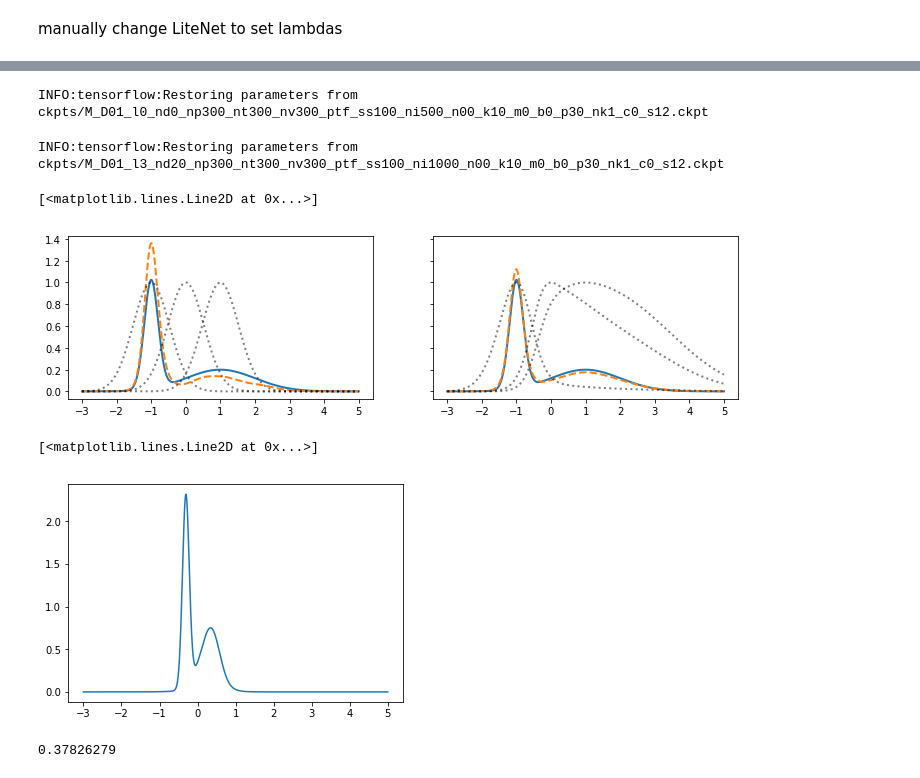
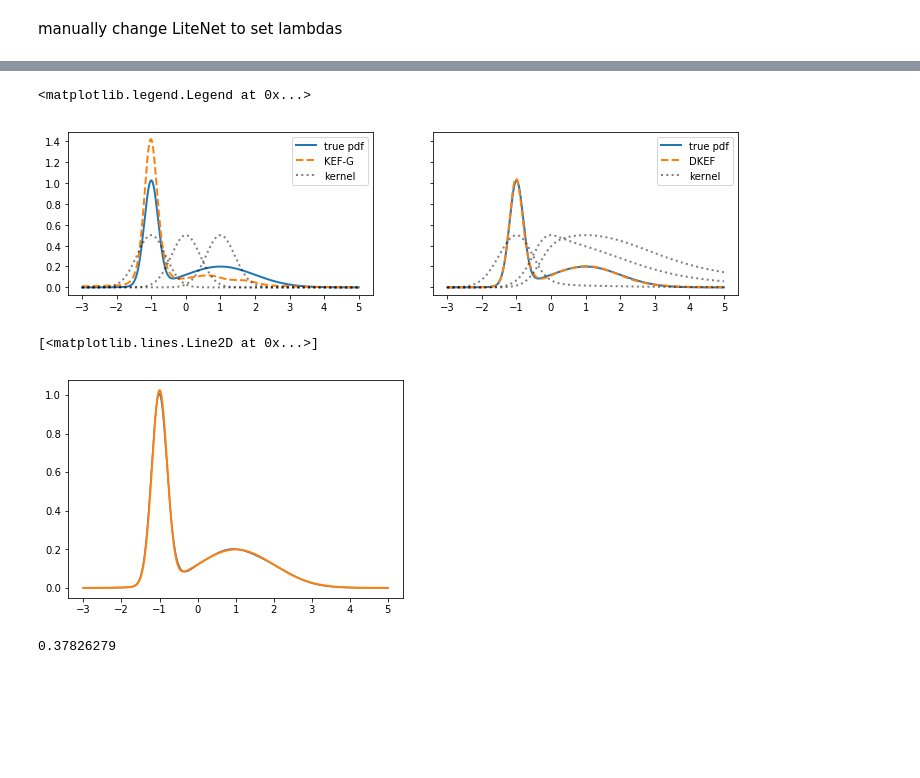
Before and after one commit to kevin-w-li/deep-kexpfam, a Jupyter notebook: MoG.ipynb, the cells around one changed output, grey strips where cells are left out. Saved outputs shown, nothing was run; the diff lists cells and outputs as text; code cells hidden in the pictures; blank space fills up the shorter version.

```diff
--- a/MoG.ipynb
+++ b/MoG.ipynb
@@ -25,11 +25,11 @@ s2 = 1.0
 seed=12
 np.random.seed(seed)
 
-N = 100000
+N = 10000
 alpha = 0.5
 D = 1
 d1 = np.random.randn(int(N*alpha), D)*s1 + m1
 d2 = np.random.randn(int(N*(1-alpha)), D)*s2 + m2
 true_pdf = lambda x: alpha * norm.pdf(x,loc=m1, scale=s1) + (1-alpha)*norm.pdf(x, loc=m2, scale=s2)
 
-p = ArrayDataset(np.concatenate([d1,d2],0), "MOG", ntest=300, whiten=False, itanh=False)
+p = ArrayDataset(np.concatenate([d1,d2],0), "MOG", ntest=100, whiten=False, itanh=False)
@@ -97,14 +106,3 @@ fig.tight_layout()
-# %%
-# final fit of alphas. Better do it on cpu so have to redefine the model (set True) and tell it gpu_count = 0
-gaussian_lite.set_test(True, 0)
-gaussian_lite.fit_alpha(5000)
-# %% [output]
-INFO:tensorflow:Restoring parameters from ckpts/M_D01_l0_nd0_np300_nt300_nv300_ptf_ss100_ni500_n00_k10_m0_b0_p30_nk1_c0_s12.ckpt
-# %%
-deep_lite.set_test(True, 0)
-deep_lite.fit_alpha(5000)
-# %% [output]
-INFO:tensorflow:Restoring parameters from ckpts/M_D01_l3_nd20_np300_nt300_nv300_ptf_ss100_ni1000_n00_k10_m0_b0_p30_nk1_c0_s12.ckpt
 # %%
 ngrid = 1000
 eval_grid = np.linspace(-3,5,ngrid)
@@ -122,29 +120,30 @@ ax.plot(eval_grid, true_density, label="true pdf", lw=2)
 fv = gaussian_lite.fun_multiple(eval_grid[:,None])
 density = np.exp(fv)
 density /= np.sum(density) * (eval_grid[1]-eval_grid[0])
-ax.plot(eval_grid, density, label="Gaussian lite", lw=2, ls="--")
+ax.plot(eval_grid, density, label="KEF-G", lw=2, ls="--")
 
 kernel_vals = gaussian_lite.sess.run(gaussian_lite.ops["kernel_grams"][0], feed_dict={gaussian_lite.test_points: grid_points, gaussian_lite.test_data: grid_data})
-ax.plot(eval_grid.T, kernel_vals[1:].T, "k:", lw=2, alpha=0.5)
-ax.plot(eval_grid.T, kernel_vals[0], "k:", label="deep kernel", lw=2, alpha=0.5)
+ax.plot(eval_grid.T, kernel_vals[1:].T * 0.5, "k:", lw=2, alpha=0.5)
+ax.plot(eval_grid.T, kernel_vals[0]* 0.5, "k:", label="kernel", lw=2, alpha=0.5)
+ax.legend()
 
 ax = axes[1]
 ax.plot(eval_grid, true_density, label="true pdf", lw=2)
 fv = deep_lite.fun_multiple(eval_grid[:,None])
 density = np.exp(fv)
 density /= np.sum(density) * (eval_grid[1]-eval_grid[0])
-ax.plot(eval_grid, density, label="", lw=2, ls="--")
-
-
+ax.plot(eval_grid, density, label="DKEF", lw=2, ls="--")
 
 kernel_vals = deep_lite.sess.run(deep_lite.ops["kernel_grams"][0], feed_dict={deep_lite.test_points: grid_points, deep_lite.test_data: grid_data})
-ax.plot(eval_grid.T, kernel_vals[1:].T, "k:", lw=2, alpha=0.5)
-ax.plot(eval_grid.T, kernel_vals[0], "k:", label="deep kernel", lw=2, alpha=0.5)
+ax.plot(eval_grid.T, kernel_vals[1:].T* 0.5, "k:", lw=2, alpha=0.5)
+ax.plot(eval_grid.T, kernel_vals[0]* 0.5, "k:", label="kernel", lw=2, alpha=0.5)
+
+ax.legend()
 
 #plt.savefig("figs/MoG_scales.pdf")
 # %% [output]
-[<matplotlib.lines.Line2D at 0x...>]
+<matplotlib.legend.Legend at 0x...>
-[figure, old version]
+[figure, new version]
 # %%
 
 from maf import experiments as ex
@@ -156,15 +155,16 @@ n_comps = 10
 act_fun = 'tanh'
 mode = 'random'
 
-maf_data_obj = ex.load_data("array", data_array=p.data, whiten=False)
-maf_model = ex.train_maf_on_made([n_hiddens]*2, act_fun, n_layers, n_comps, mode)
+maf_data_obj = ex.load_data("array", data_array=p.data, data_array_name = "adsf", whiten=False)
+maf_model = ex.train_maf([n_hiddens]*2, act_fun, n_layers, mode)
 # %%
 maf_log_pdf = maf_model.eval(eval_grid[:,None])
 # %%
 plt.plot(eval_grid, np.exp(maf_log_pdf))
+plt.plot(eval_grid, true_density, label="true pdf", lw=2)
 # %% [output]
 [<matplotlib.lines.Line2D at 0x...>]
-[figure, old version]
+[figure, new version]
 # %%
 maf_model.gen(1000).std()
 # %% [output]
```
Also changed, not shown: parts of 9 cells of this notebook, 1 other file.
